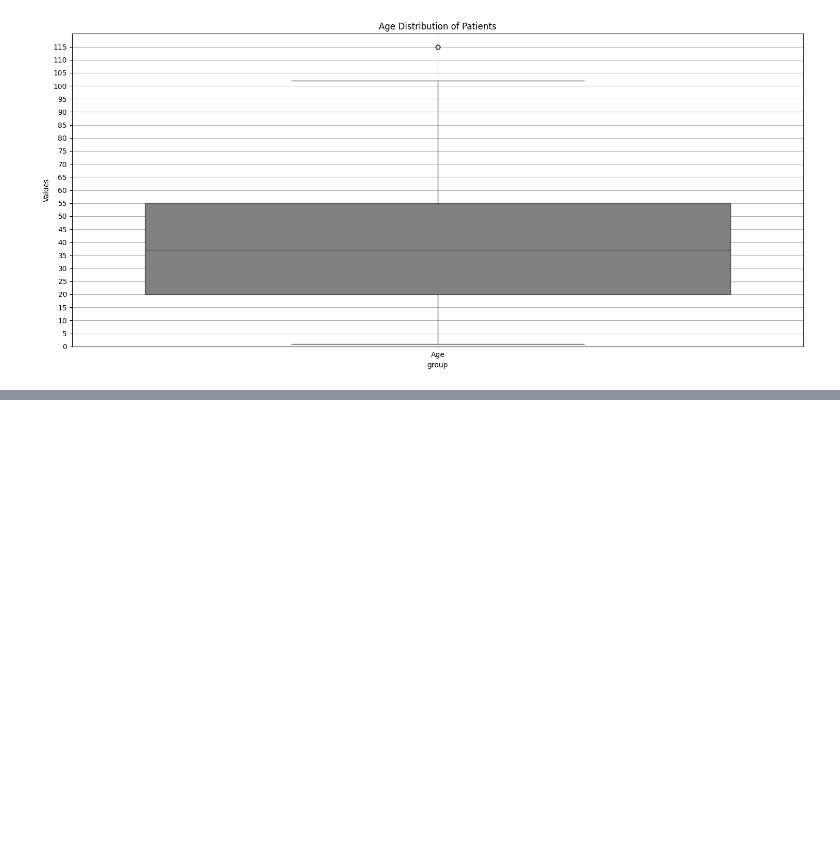
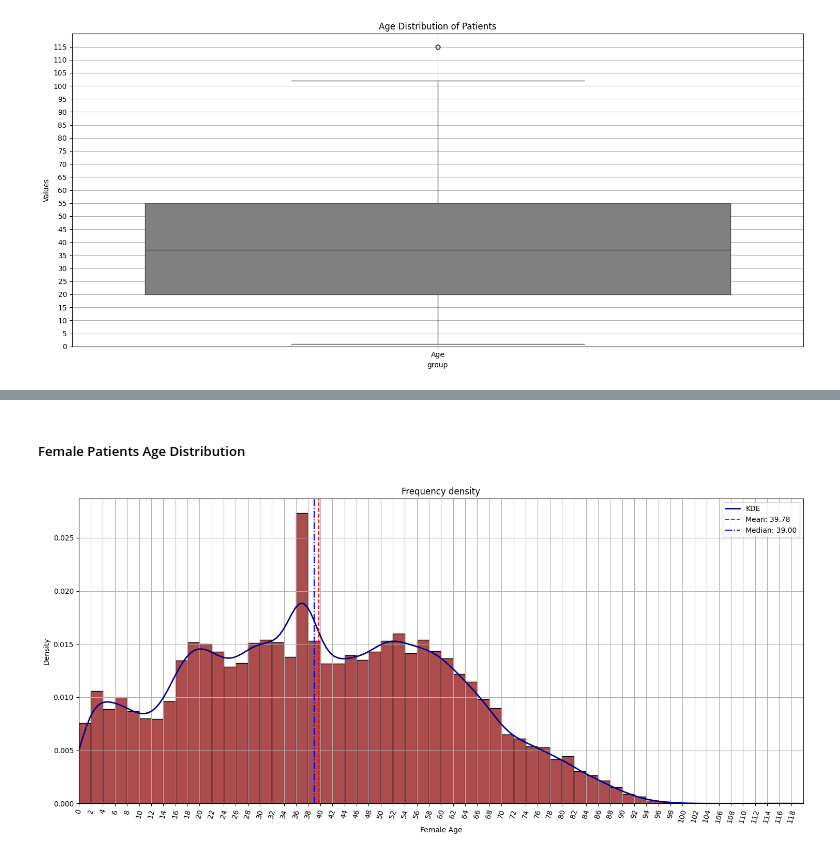
Before and after one commit to LuisPastranaLemus/Data-Driven-Insights-on-Patient-No-Shows, a Jupyter notebook: notebooks/01-eda.ipynb, the cells around one changed output, grey strips where cells are left out. Drawn from its saved outputs; the diff is of its cells as text; code cells hidden in the pictures; blank space fills up the shorter version.

```diff
--- a/notebooks/01-eda.ipynb
+++ b/notebooks/01-eda.ipynb
@@ -115,0 +133,9 @@ plot_frequency_density(df_patients['age'], bins=np.arange(0, 120, 2), color='gre
+# %% [markdown]
+##### Female Patients Age Distribution
+# %%
+df_female_age = df_patients.loc[(df_patients['gender'] == 'female'), :]
+
+plot_frequency_density(df_female_age['age'], bins=np.arange(0, 120, 2), color='darkred', title='Frequency density', xlabel='Female Age',
+                       ylabel='Density', xticks_range=(0, 120, 2), rotation=75, show_kde=True)
+# %% [output]
+[figure, added]
```
Also changed, not shown: parts of 18 cells of this notebook, 3 other files.
